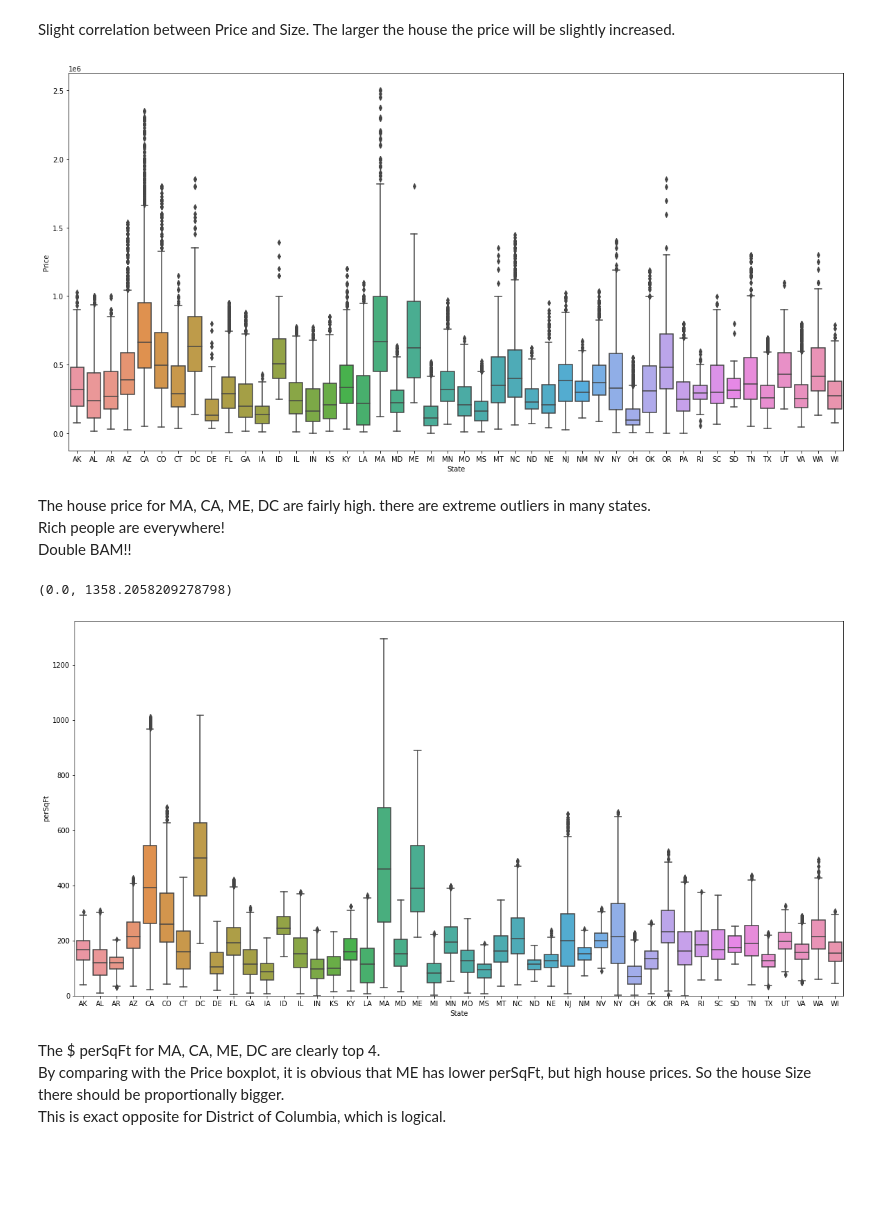
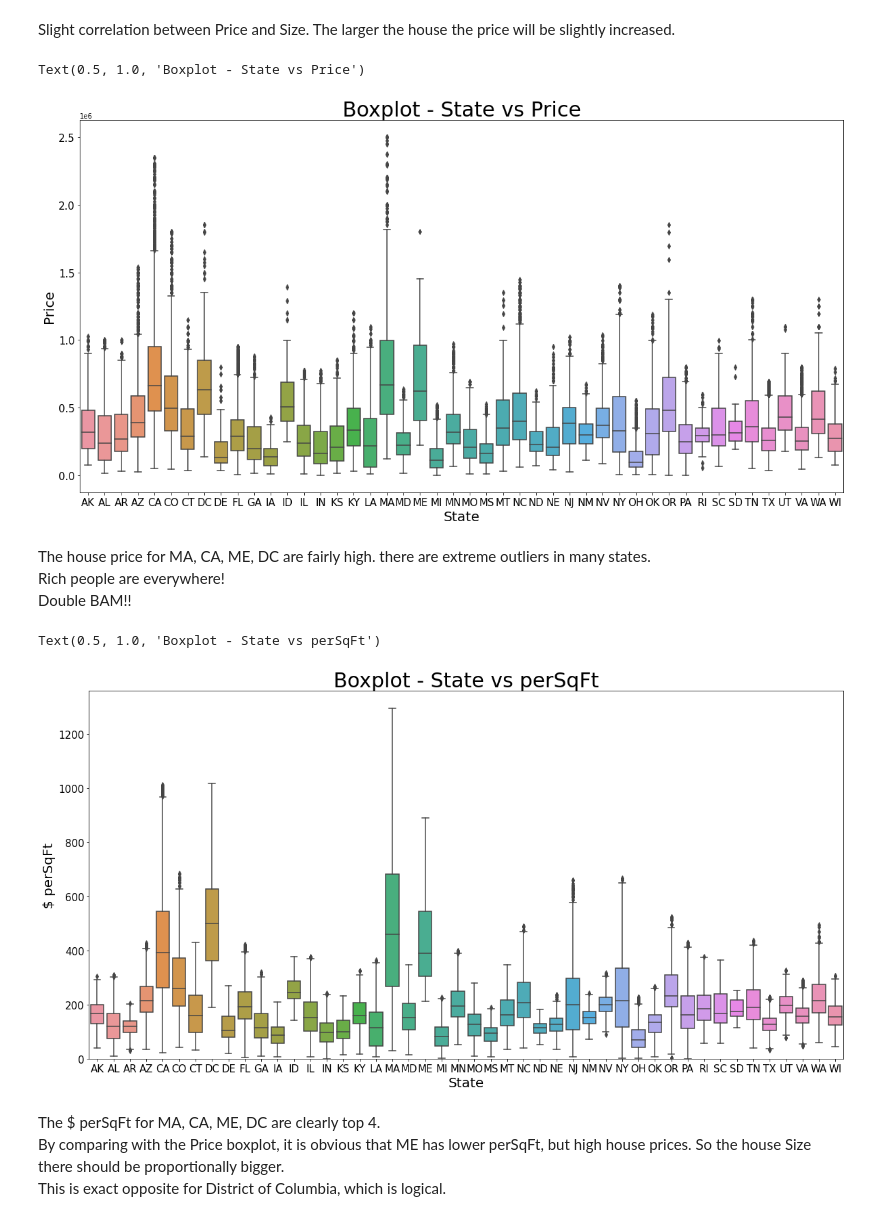
Before and after one commit to StockJanitor/CIS41_Project, a Jupyter notebook: CIS41_Project.ipynb, the cells around one changed output. Saved outputs shown, nothing was run; the diff lists cells and outputs as text; code cells hidden in the pictures; blank space fills up the shorter version.

```diff
--- a/CIS41_Project.ipynb
+++ b/CIS41_Project.ipynb
@@ -881,18 +917,33 @@ Slight correlation between Price and Size. The larger the house the price will b
 # Boxplot of States by House price
 plt.figure(figsize=(20,10))
 ax = sns.boxplot(data = house_df, x = 'State' , y = 'Price')
+
+# Annotation
+plt.xlabel('State', fontsize=20)
+plt.ylabel('Price', fontsize = 20)
+plt.yticks(fontsize=15)
+plt.xticks(fontsize=15)
+plt.title('Boxplot - State vs Price', fontsize=30)
 # %% [output]
+Text(0.5, 1.0, 'Boxplot - State vs Price')
-[figure, old version]
+[figure, new version]
 # %% [markdown]
 The house price for MA, CA, ME, DC are fairly high. there are extreme outliers in many states. <br>Rich people are everywhere! <br>Double BAM!!
 # %%
 # Boxplot of States by $ perSqFt
 plt.figure(figsize=(20,10))
 ax = sns.boxplot(data = house_df, x = 'State' , y = 'perSqFt')
 ax.set_ylim(0,None)
+
+# Annotation
+plt.xlabel('State', fontsize=20)
+plt.ylabel('$ perSqFt', fontsize = 20)
+plt.yticks(fontsize=15)
+plt.xticks(fontsize=15)
+plt.title('Boxplot - State vs perSqFt', fontsize=30)
 # %% [output]
-(0.0, 1358.2058209278798)
+Text(0.5, 1.0, 'Boxplot - State vs perSqFt')
-[figure, old version]
+[figure, new version]
 # %% [markdown]
 The $ perSqFt for MA, CA, ME, DC are clearly top 4.
 <br>
```
Also changed, not shown: parts of 15 cells of this notebook.
